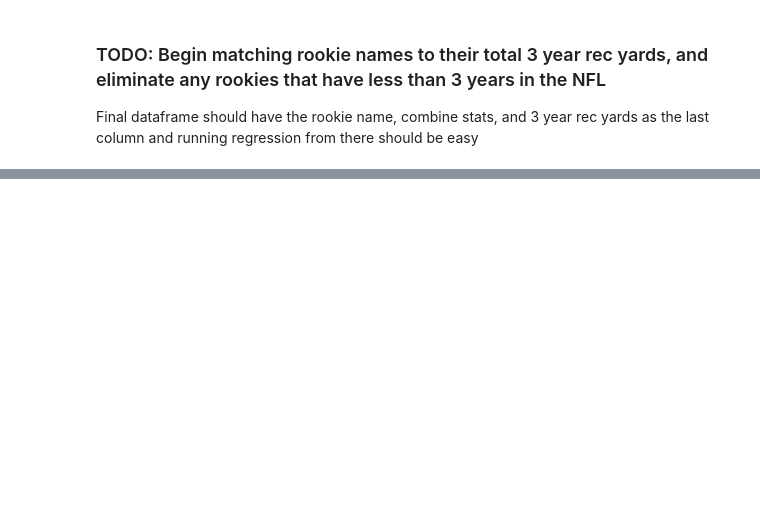
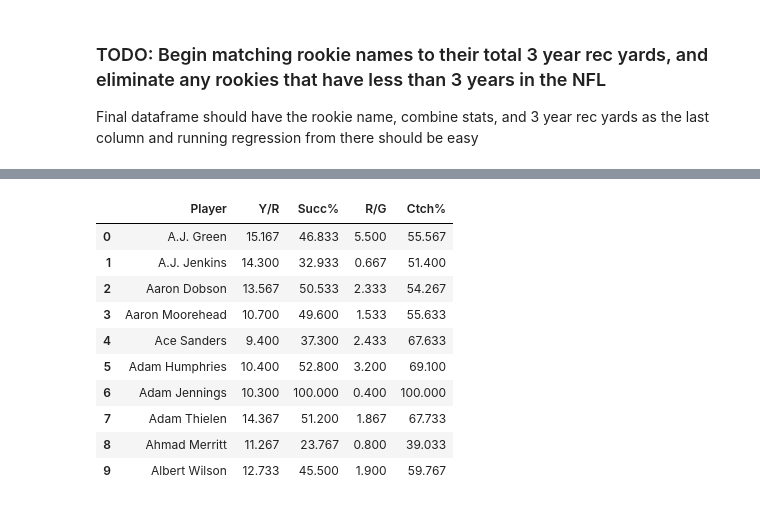
Before and after one commit to vidmt/msas-project, a Jupyter notebook: nfl_combine_analysis.ipynb, the cells around one changed output, grey strips where cells are left out. Saved outputs shown, nothing was run; the diff lists cells and outputs as text; code cells hidden in the pictures; blank space fills up the shorter version.

```diff
--- a/nfl_combine_analysis.ipynb
+++ b/nfl_combine_analysis.ipynb
@@ -252,0 +340,16 @@ Final dataframe should have the rookie name, combine stats, and 3 year rec yards
+# %%
+averaged_df = sortedNFL_simplified.groupby("Player", as_index=False).mean(numeric_only=True).round(3)
+averaged_df = averaged_df.drop(columns=["Year"])
+averaged_df.head(10)
+# %% [output]
+|  | Player | Y/R | Succ% | R/G | Ctch% |
+| 0 | A.J. Green | 15.167 | 46.833 | 5.500 | 55.567 |
+| 1 | A.J. Jenkins | 14.300 | 32.933 | 0.667 | 51.400 |
+| 2 | Aaron Dobson | 13.567 | 50.533 | 2.333 | 54.267 |
+| 3 | Aaron Moorehead | 10.700 | 49.600 | 1.533 | 55.633 |
+| 4 | Ace Sanders | 9.400 | 37.300 | 2.433 | 67.633 |
+| 5 | Adam Humphries | 10.400 | 52.800 | 3.200 | 69.100 |
+| 6 | Adam Jennings | 10.300 | 100.000 | 0.400 | 100.000 |
+| 7 | Adam Thielen | 14.367 | 51.200 | 1.867 | 67.733 |
+| 8 | Ahmad Merritt | 11.267 | 23.767 | 0.800 | 39.033 |
+| 9 | Albert Wilson | 12.733 | 45.500 | 1.900 | 59.767 |
```
Also changed, not shown: parts of 8 cells of this notebook.
